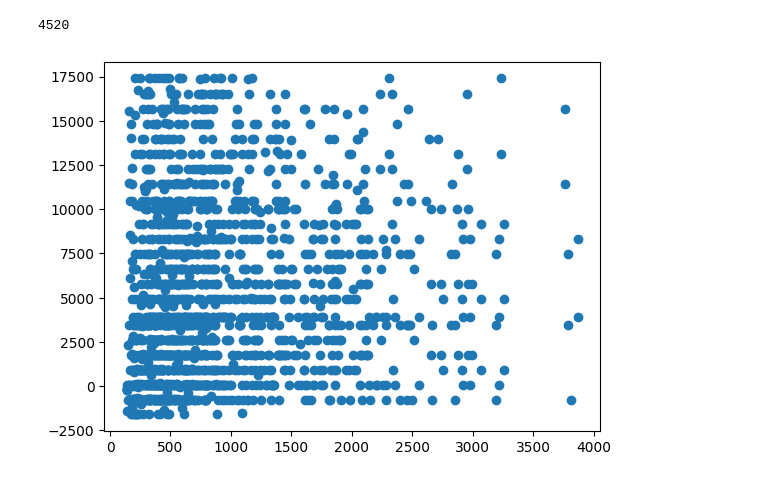
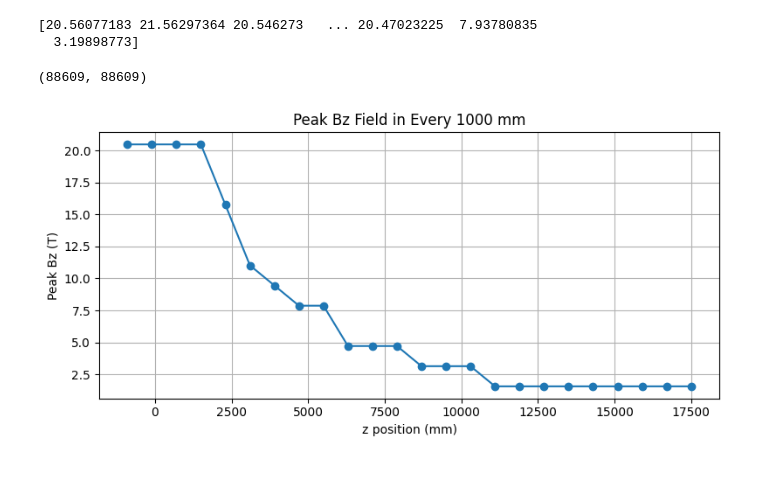
Before and after one commit to prateekraouw/Geant4_new_geo, a Jupyter notebook: build/plot.ipynb, the cells around one changed output. Saved outputs shown, nothing was run; the diff lists cells and outputs as text; code cells hidden in the pictures.

```diff
--- a/build/plot.ipynb
+++ b/build/plot.ipynb
@@ -16,8 +16,17 @@ data.head()
 # %%
 z = np.array(data['z'].to_list())
 bz = np.array(data['bz'].to_list())
+bx = np.array(data['bx'].to_list())
+by = np.array(data['by'].to_list())
+b_mod = np.array(np.sqrt(bx**2 + by**2 + bz**2))
 particles = np.array(data['particle'].to_list())
 energy = np.array(data['energy'].to_list())
-print(len(z))
+print(b_mod
+     )
 # %% [output]
-4520
+[20.56077183 21.56297364 20.546273   ... 20.47023225  7.93780835
+  3.19898773]
+# %%
+len(bz), len(z)
+# %% [output]
+(88609, 88609)
@@ -24,3 +55,14 @@ print(len(z))
+# %%
+plt.figure(figsize=(8, 4))
+plt.plot(bin_centers, peak_bz, marker='o', linestyle='-')
+plt.xlabel('z position (mm)')
+plt.ylabel('Peak Bz (T)')
+plt.title('Peak Bz Field in Every 1000 mm')
+plt.grid(True)
+plt.tight_layout()
+plt.show()
+# %% [output]
+[figure, added]
 # %%
 pi_plus_pos = []
 pi_plus_energy = []
@@ -31,8 +73,3 @@ for i in range(0, len(particles)):
     if particles[i] == "pi+":
         pi_plus_energy.append(energy[i])
         pi_plus_pos.append(z[i])
-# %%
-plt.scatter(pi_plus_energy, pi_plus_pos)
-plt.show()
-# %% [output]
-[figure, removed]
```
Also changed, not shown: parts of 32 cells of this notebook, 20 other files.
